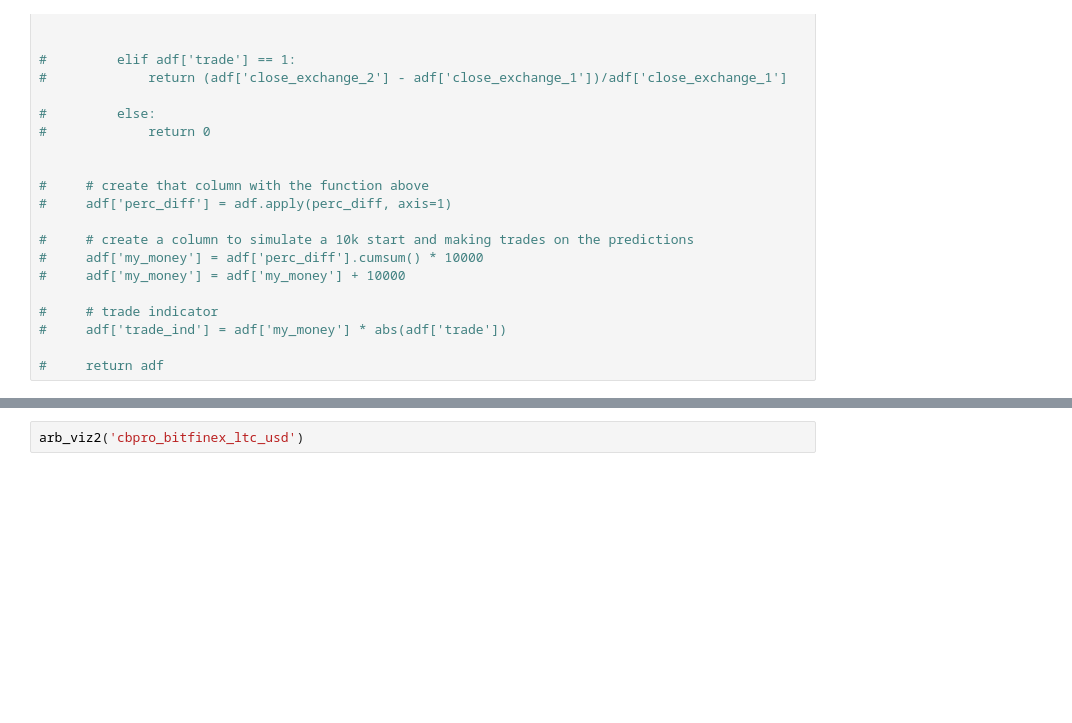
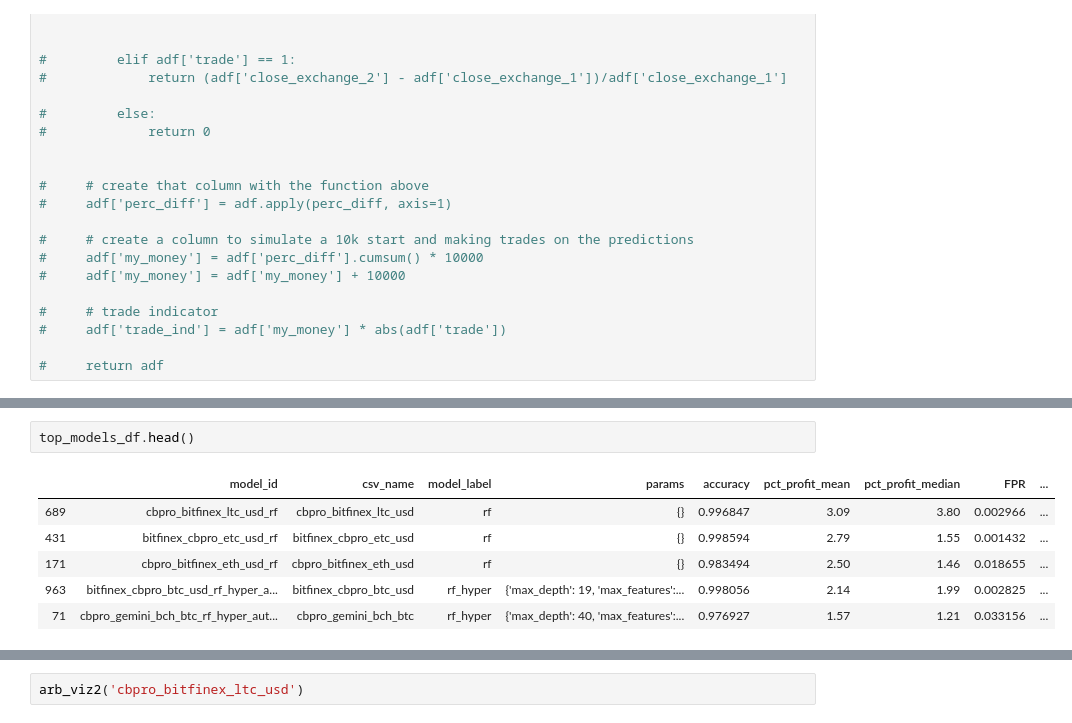
Before and after one commit to Cryptolytic-app/cryptolyticapp, a Jupyter notebook: modeling/3_arbitrage_model_evaluation.ipynb, the cells around one changed output, grey strips where cells are left out. Drawn from its saved outputs; the diff is of its cells as text; blank space fills up the shorter version.

```diff
--- a/modeling/3_arbitrage_model_evaluation.ipynb
+++ b/modeling/3_arbitrage_model_evaluation.ipynb
@@ -722,0 +771,9 @@ def arb_viz(csv_name):
+# %%
+top_models_df.head()
+# %% [output]
+|  | model_id | csv_name | model_label | params | accuracy | pct_profit_mean | pct_profit_median | FPR | ... |
+| 689 | cbpro_bitfinex_ltc_usd_rf | cbpro_bitfinex_ltc_usd | rf | {} | 0.996847 | 3.09 | 3.80 | 0.002966 | ... |
+| 431 | bitfinex_cbpro_etc_usd_rf | bitfinex_cbpro_etc_usd | rf | {} | 0.998594 | 2.79 | 1.55 | 0.001432 | ... |
+| 171 | cbpro_bitfinex_eth_usd_rf | cbpro_bitfinex_eth_usd | rf | {} | 0.983494 | 2.50 | 1.46 | 0.018655 | ... |
+| 963 | bitfinex_cbpro_btc_usd_rf_hyper_a... | bitfinex_cbpro_btc_usd | rf_hyper | {'max_depth': 19, 'max_features':... | 0.998056 | 2.14 | 1.99 | 0.002825 | ... |
+| 71 | cbpro_gemini_bch_btc_rf_hyper_aut... | cbpro_gemini_bch_btc | rf_hyper | {'max_depth': 40, 'max_features':... | 0.976927 | 1.57 | 1.21 | 0.033156 | ... |
```
Also changed, not shown: parts of 19 cells of this notebook, 2 other files.
